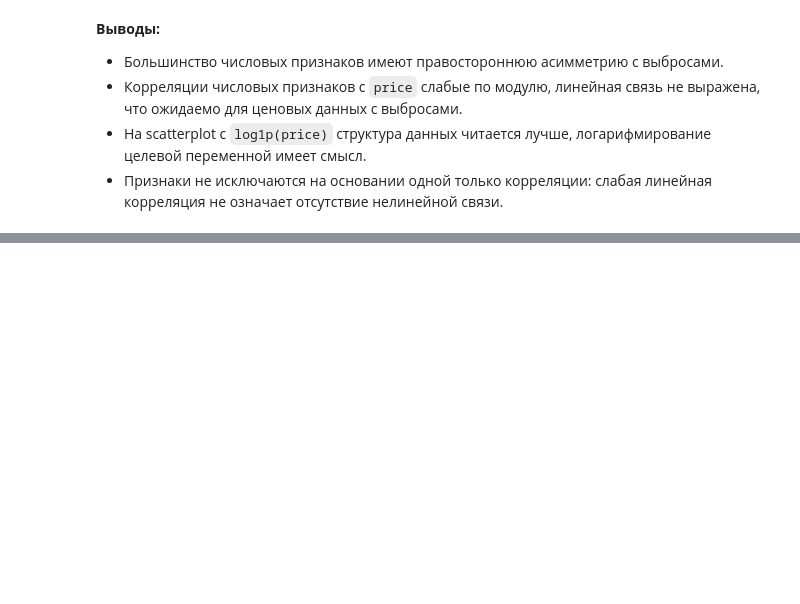
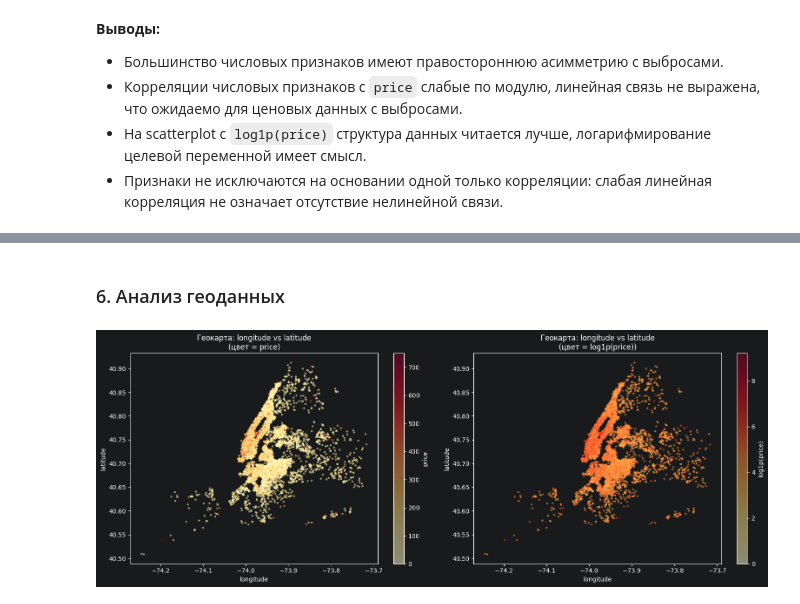
Before and after one commit to togoltsova/ML-Basic, a Jupyter notebook: homework_10/homework_10_fix.ipynb, the cells around one changed output, grey strips where cells are left out. Cells and saved outputs as stored; diff of their text form; code cells hidden in the pictures; blank space fills up the shorter version.

```diff
--- a/homework_10/homework_10_fix.ipynb
+++ b/homework_10/homework_10_fix.ipynb
@@ -348,0 +498,41 @@ plt.show()
+# %% [markdown]
+### 6. Анализ геоданных
+# %%
+# Scatterplot longitude vs latitude. log1p(price)
+# Используем выборку 10 000 точек: полный датасет даёт слишком плотный график
+sample = data.sample(n=10_000, random_state=42)
+log_price_sample = np.log1p(sample['price'])
+
+fig, axes = plt.subplots(1, 2, figsize=(16, 6))
+
+# --- price (исходная) ---
+sc0 = axes[0].scatter(
+    sample['longitude'], sample['latitude'],
+    c=sample['price'],
+    cmap='YlOrRd',
+    alpha=0.5,
+    s=5,
+    vmax=sample['price'].quantile(0.99)   # обрезаем хвост, чтобы цветовая шкала не схлопывалась
+)
+plt.colorbar(sc0, ax=axes[0], label='price')
+axes[0].set_title('Геокарта: longitude vs latitude\n(цвет = price)')
+axes[0].set_xlabel('longitude')
+axes[0].set_ylabel('latitude')
+
+# --- log1p(price) ---
+sc1 = axes[1].scatter(
+    sample['longitude'], sample['latitude'],
+    c=log_price_sample,
+    cmap='YlOrRd',
+    alpha=0.5,
+    s=5
+)
+plt.colorbar(sc1, ax=axes[1], label='log1p(price)')
+axes[1].set_title('Геокарта: longitude vs latitude\n(цвет = log1p(price))')
+axes[1].set_xlabel('longitude')
+axes[1].set_ylabel('latitude')
+
+plt.tight_layout()
+plt.show()
+# %% [output]
+[figure, added]
```
Also changed, not shown: parts of 14 cells of this notebook.
